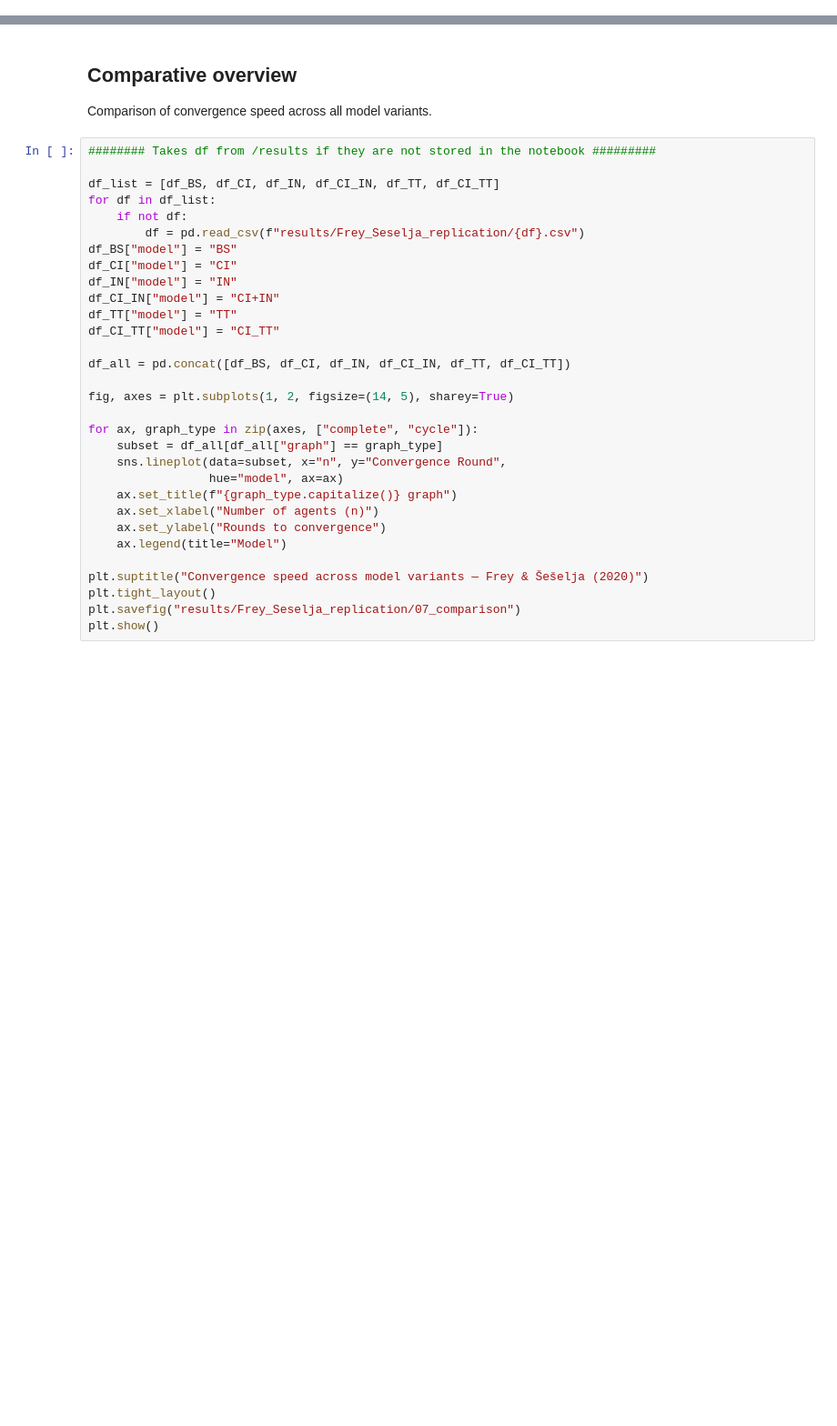
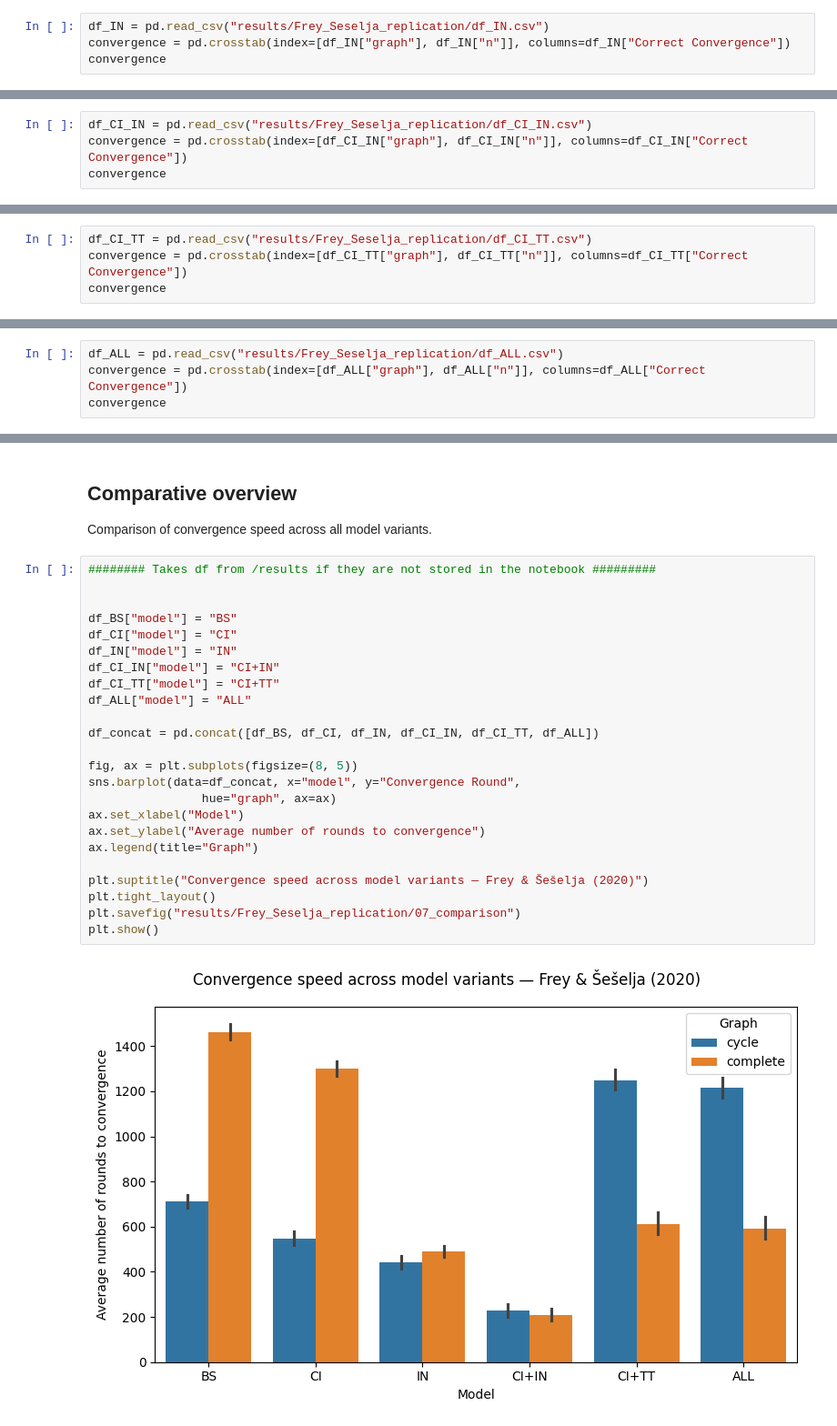
Before and after one commit to sprologuglie/Interactive-Epistemic-ABM-Zollman-Using-Mesa, a Jupyter notebook: replications/Frey_Seselja_replication.ipynb, the cells around one changed output, grey strips where cells are left out. Shown at 91% size. Cells and saved outputs as stored; diff of their text form; blank space fills up the shorter version.

```diff
--- a/replications/Frey_Seselja_replication.ipynb
+++ b/replications/Frey_Seselja_replication.ipynb
@@ -171,0 +227,4 @@ plt.show()
+# %%
+df_IN = pd.read_csv("results/Frey_Seselja_replication/df_IN.csv")
+convergence = pd.crosstab(index=[df_IN["graph"], df_IN["n"]], columns=df_IN["Correct Convergence"])
+convergence
@@ -208,0 +284,4 @@ plt.show()
+# %%
+df_CI_IN = pd.read_csv("results/Frey_Seselja_replication/df_CI_IN.csv")
+convergence = pd.crosstab(index=[df_CI_IN["graph"], df_CI_IN["n"]], columns=df_CI_IN["Correct Convergence"])
+convergence
@@ -280,0 +398,4 @@ plt.show()
+# %%
+df_CI_TT = pd.read_csv("results/Frey_Seselja_replication/df_CI_TT.csv")
+convergence = pd.crosstab(index=[df_CI_TT["graph"], df_CI_TT["n"]], columns=df_CI_TT["Correct Convergence"])
+convergence
@@ -280,0 +453,4 @@ plt.show()
+# %%
+df_ALL = pd.read_csv("results/Frey_Seselja_replication/df_ALL.csv")
+convergence = pd.crosstab(index=[df_ALL["graph"], df_ALL["n"]], columns=df_ALL["Correct Convergence"])
+convergence
@@ -287,32 +474,27 @@ Comparison of convergence speed across all model variants.
 # %%
 ######## Takes df from /results if they are not stored in the notebook #########
 
-df_list = [df_BS, df_CI, df_IN, df_CI_IN, df_TT, df_CI_TT]
-for df in df_list:
-    if not df:
-        df = pd.read_csv(f"results/Frey_Seselja_replication/{df}.csv")
+
 df_BS["model"] = "BS"
 df_CI["model"] = "CI"
 df_IN["model"] = "IN"
 df_CI_IN["model"] = "CI+IN"
-df_TT["model"] = "TT"
-df_CI_TT["model"] = "CI_TT"
+df_CI_TT["model"] = "CI+TT"
+df_ALL["model"] = "ALL"
 
-df_all = pd.concat([df_BS, df_CI, df_IN, df_CI_IN, df_TT, df_CI_TT])
+df_concat = pd.concat([df_BS, df_CI, df_IN, df_CI_IN, df_CI_TT, df_ALL])
 
-fig, axes = plt.subplots(1, 2, figsize=(14, 5), sharey=True)
-
-for ax, graph_type in zip(axes, ["complete", "cycle"]):
-    subset = df_all[df_all["graph"] == graph_type]
-    sns.lineplot(data=subset, x="n", y="Convergence Round",
-                 hue="model", ax=ax)
-    ax.set_title(f"{graph_type.capitalize()} graph")
-    ax.set_xlabel("Number of agents (n)")
-    ax.set_ylabel("Rounds to convergence")
-    ax.legend(title="Model")
+fig, ax = plt.subplots(figsize=(8, 5))
+sns.barplot(data=df_concat, x="model", y="Convergence Round",
+                hue="graph", ax=ax)
+ax.set_xlabel("Model")
+ax.set_ylabel("Average number of rounds to convergence")
+ax.legend(title="Graph")
 
 plt.suptitle("Convergence speed across model variants — Frey & Šešelja (2020)")
 plt.tight_layout()
 plt.savefig("results/Frey_Seselja_replication/07_comparison")
 plt.show()
+# %% [output]
+[figure, added]
 # %% [markdown]
```
Also changed, not shown: parts of 45 cells of this notebook, 1 other file.
